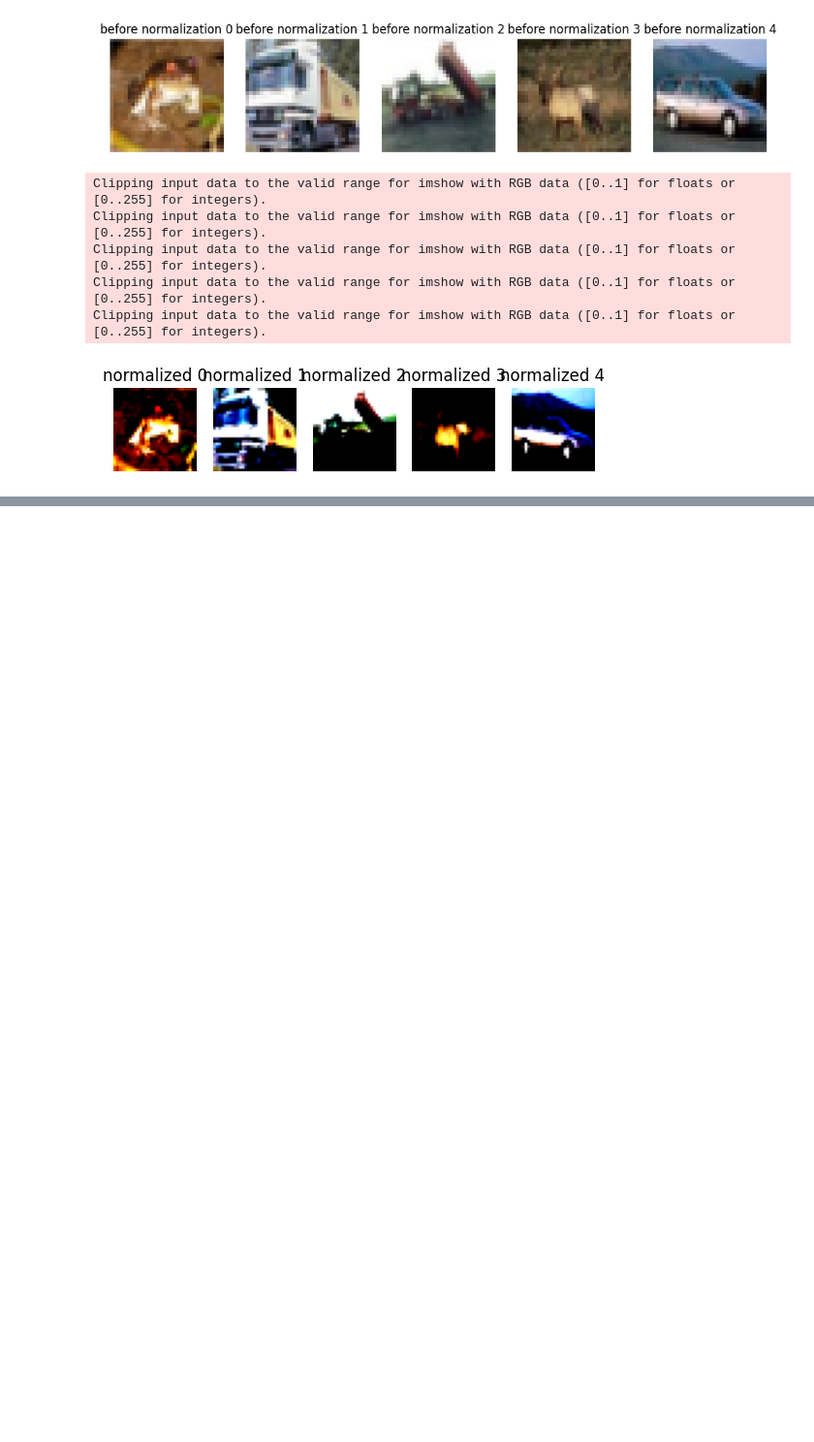
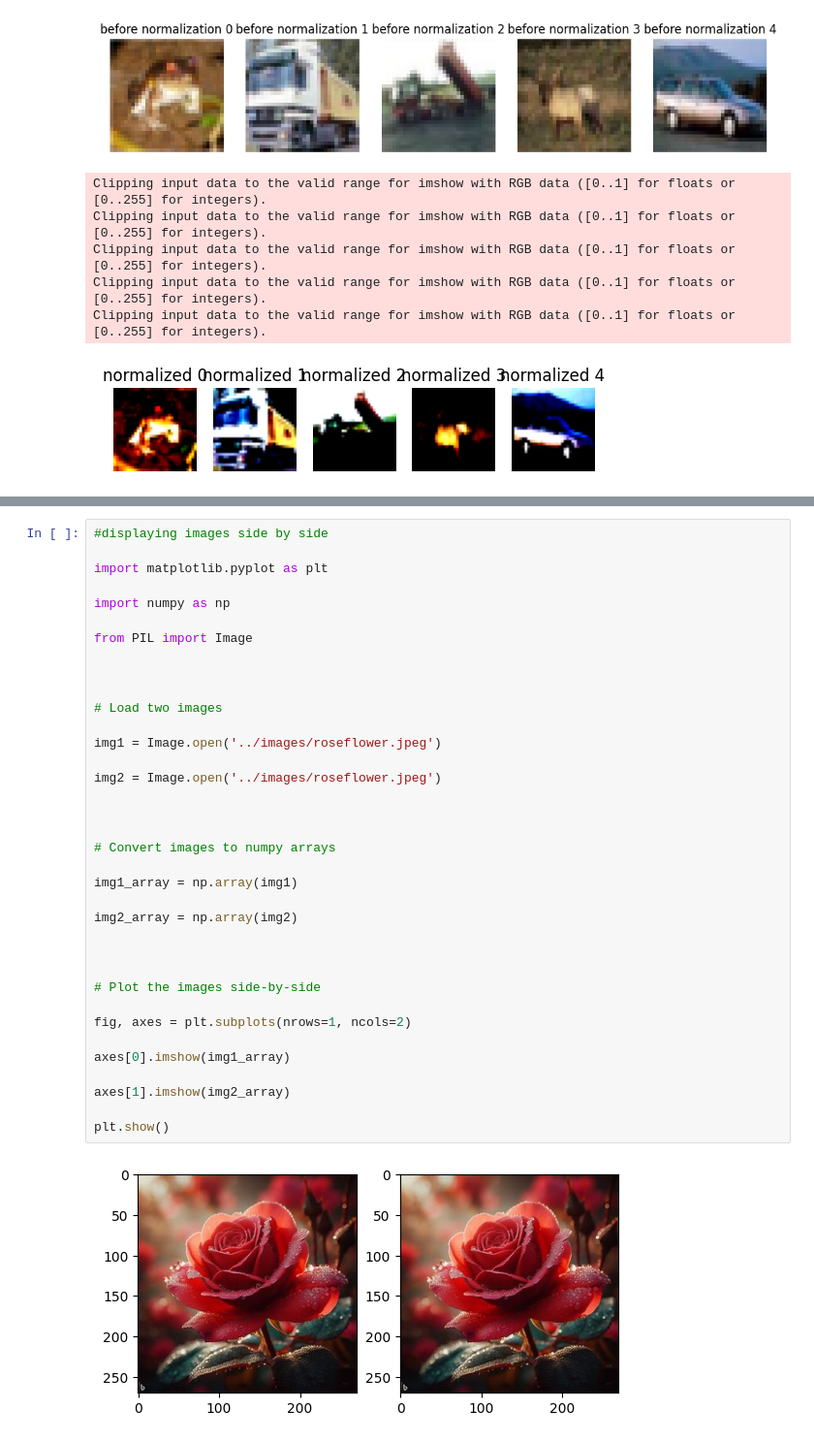
Before and after one commit to PacktPublishing/Data-Labeling-in-Machine-Learning-with-Python, a Jupyter notebook: code/Ch4/ch4_EDA_images.ipynb, the cells around one changed output, grey strips where cells are left out. Shown at 97% size. Drawn from its saved outputs; the diff is of its cells as text; blank space fills up the shorter version.

```diff
--- a/code/Ch4/ch4_EDA_images.ipynb
+++ b/code/Ch4/ch4_EDA_images.ipynb
@@ -816,0 +861,38 @@ Image size: (32, 32)
+# %%
+#displaying images side by side
+
+import matplotlib.pyplot as plt
+
+import numpy as np
+
+from PIL import Image
+
+
+
+# Load two images
+
+img1 = Image.open('../images/roseflower.jpeg')
+
+img2 = Image.open('../images/roseflower.jpeg')
+
+
+
+# Convert images to numpy arrays
+
+img1_array = np.array(img1)
+
+img2_array = np.array(img2)
+
+
+
+# Plot the images side-by-side
+
+fig, axes = plt.subplots(nrows=1, ncols=2)
+
+axes[0].imshow(img1_array)
+
+axes[1].imshow(img2_array)
+
+plt.show()
+# %% [output]
+[figure, added]
```
Also changed, not shown: parts of 11 cells of this notebook.
